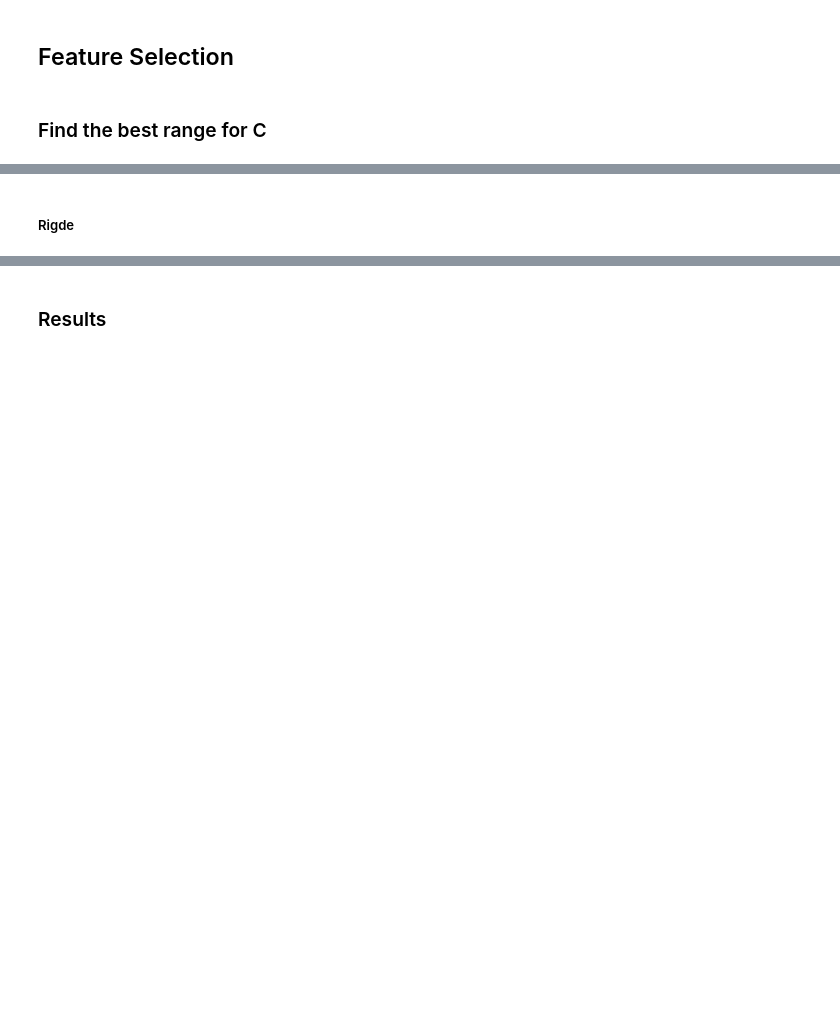
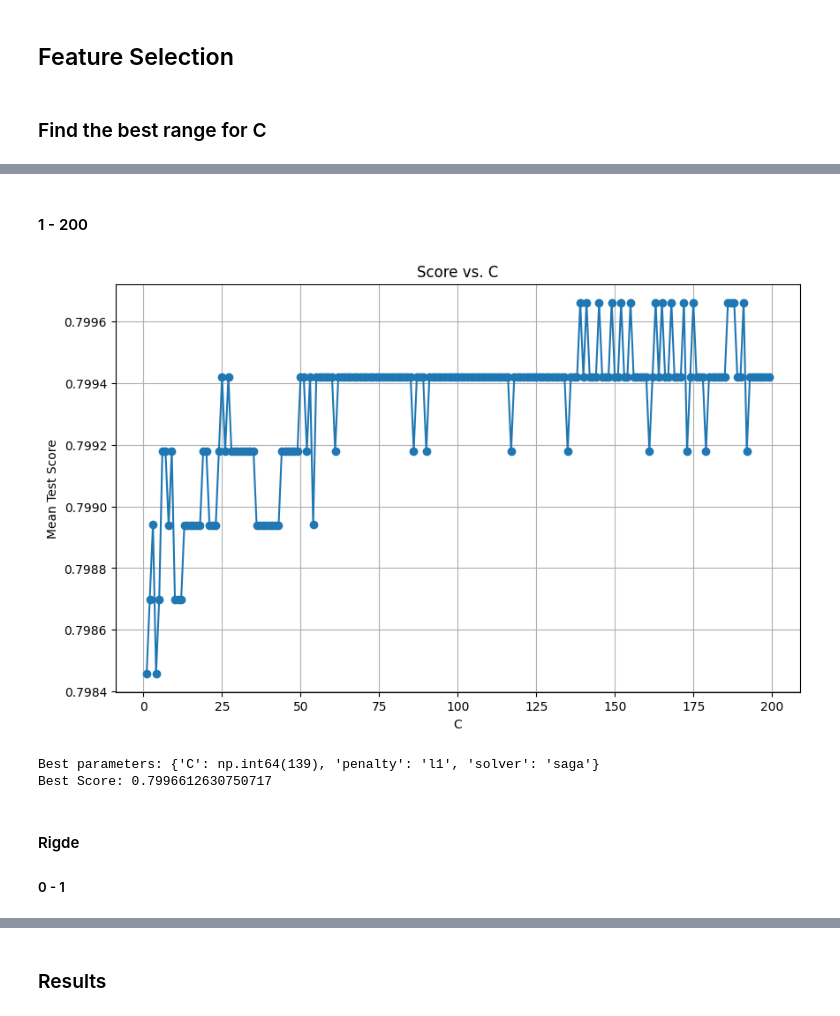
Before and after one commit to beatrizmsa/ml-vegetation-classifier, a Jupyter notebook: notebook.ipynb, the cells around one changed output, grey strips where cells are left out. Saved outputs shown, nothing was run; the diff lists cells and outputs as text; code cells hidden in the pictures; blank space fills up the shorter version.

```diff
--- a/notebook.ipynb
+++ b/notebook.ipynb
@@ -238,2 +352,17 @@ best_parameter_C
+# %% [markdown]
+#### 1 - 200
+# %%
+# Define the parameters we will test, setting C values from 1 to 200 in increments of 1
+
+parameters = {'C': np.arange(1,200, 1),
+              'penalty': ['l1'],
+              'solver': ['saga']}
+
+result_lasso = best_feature_grid_search_visualization(X_train, y_train, parameters, model, result_lasso)
+# %% [output]
+[figure, added]
+Best parameters: {'C': np.int64(139), 'penalty': 'l1', 'solver': 'saga'}
+Best Score: 0.7996612630750717
 # %% [markdown]
-##### Rigde
+#### Rigde
+##### 0 - 1
```
Also changed, not shown: parts of 92 cells of this notebook, 1 other file.
